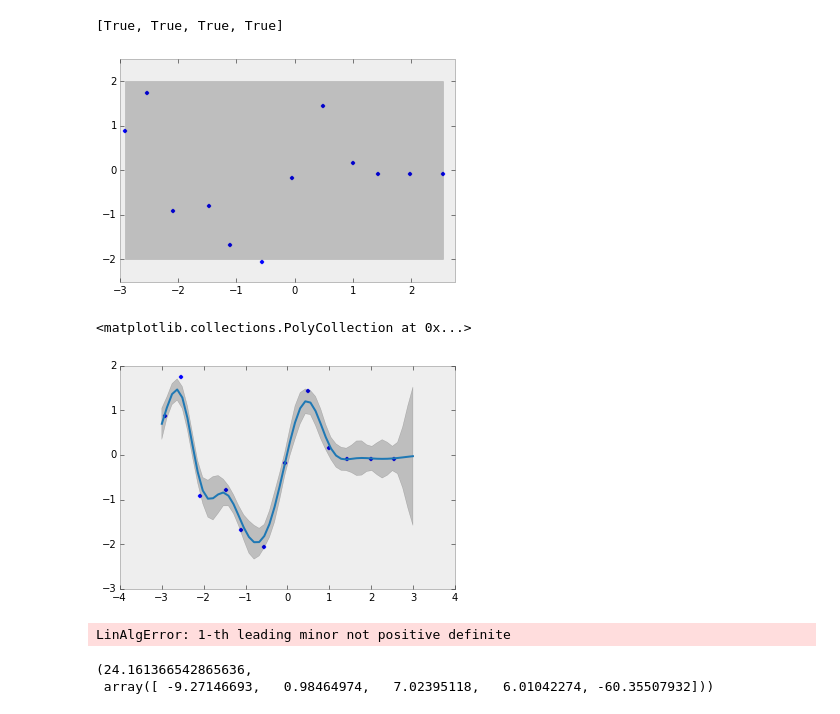
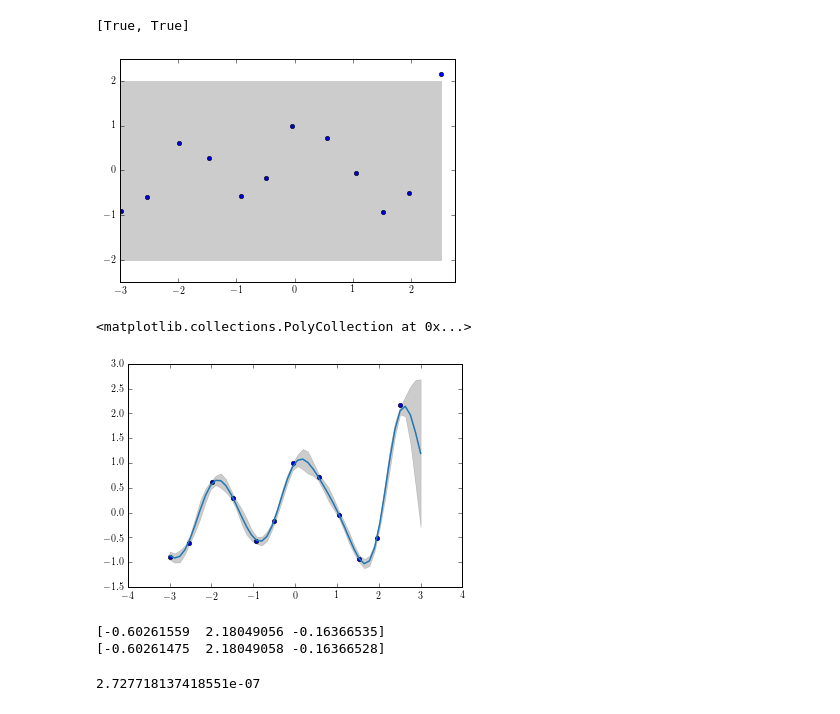
Before and after one commit to colinclement/diabetes-gp, a Jupyter notebook: nbs/colin_workspace.ipynb, the cells around one changed output. Cells and saved outputs as stored; diff of their text form; code cells hidden in the pictures.

```diff
--- a/nbs/colin_workspace.ipynb
+++ b/nbs/colin_workspace.ipynb
@@ -16,16 +16,18 @@ from scipy.spatial.distance import cdist
 # %%
 run ../code/tests/kerneltest.py
 # %%
-kern = ks.LocalPeriodic(np.array([1., 3., 0.4, 0.4]))
+kern = ks.SquareExponential(np.array([1., 0.4]))#np.array([1., 3., 0.4, 0.4]))
+p0 = kern.p.copy()
-# %%
-testKernelGrad(kern)[0]
-# %% [output]
-[True, True, True, True]
+# %%
+test, mygrad, testgrad = testKernelGrad(kern, eps = 1E-8)
+print(test)
+# %% [output]
+[True, True]
 # %%
 x_obs = np.arange(-3,3,0.5)
 x_obs += np.random.randn(len(x_obs))*0.05
 x_obs = np.sort(x_obs)
-noise = 0.4
+noise = 0.2
 
 K = kern(x_obs, x_obs) + noise**2*np.eye(x_obs.shape[0])
 y_obs = np.random.multivariate_normal(np.zeros_like(x_obs), K)
@@ -34,7 +36,7 @@ plt.scatter(x_obs, y_obs)
 plt.fill_between(x_obs, -2, 2, color='k', alpha=0.2,);
 plt.xlim([-3, 3-0.25]); plt.ylim([-2.5, 2.5]);
 # %% [output]
-[figure, old version]
+[figure, new version]
 # %%
 mygpr = gp.GPR(kern)
 # %%
@@ -43,7 +45,8 @@ mean, var = mygpr.fit_transform(y_obs, x_obs, noise**2, x_test)
 # %%
 plt.plot(x_test, mean)
 plt.scatter(x_obs, y_obs)
-plt.fill_between(x_test, mean-2*var.diagonal(), mean+2*var.diagonal(), alpha=0.2, color='k')
+plt.fill_between(x_test, mean-2*var.diagonal(),
+                 mean+2*var.diagonal(), alpha=0.2, color='k')
 # %% [output]
 <matplotlib.collections.PolyCollection at 0x...>
-[figure, old version]
+[figure, new version]
@@ -52,9 +53,11 @@ opt = adam.Adam(mygpr.log_gradmarg, mygpr.kernel.N_p+1)
-# %%
-opt.optimize(np.r_[mygpr.kernel.p, noise**2]+np.random.randn(5)*0.4, tol=0.001)
-# %% [output]
-LinAlgError: 1-th leading minor not positive definite
 # %%
-mygpr.log_gradmarg(np.r_[mygpr.kernel.p, noise**2])
+testposp = ks.Kernel.getargp(np.r_[mygpr.kernel.p, noise**2])
+print(approx_fprime(testposp, mygpr.logmarg, 1E-6))
+print(mygpr.grad_logmarg(testposp))
 # %% [output]
-(24.161366542865636,
- array([ -9.27146693,   0.98464974,   7.02395118,   6.01042274, -60.35507932]))
+[-0.60261559  2.18049056 -0.16366535]
+[-0.60261475  2.18049058 -0.16366528]
+# %%
+check_grad(mygpr.logmarg, mygpr.grad_logmarg, testposp)
+# %% [output]
+2.727718137418551e-07
```
Also changed, not shown: parts of 6 cells of this notebook.
